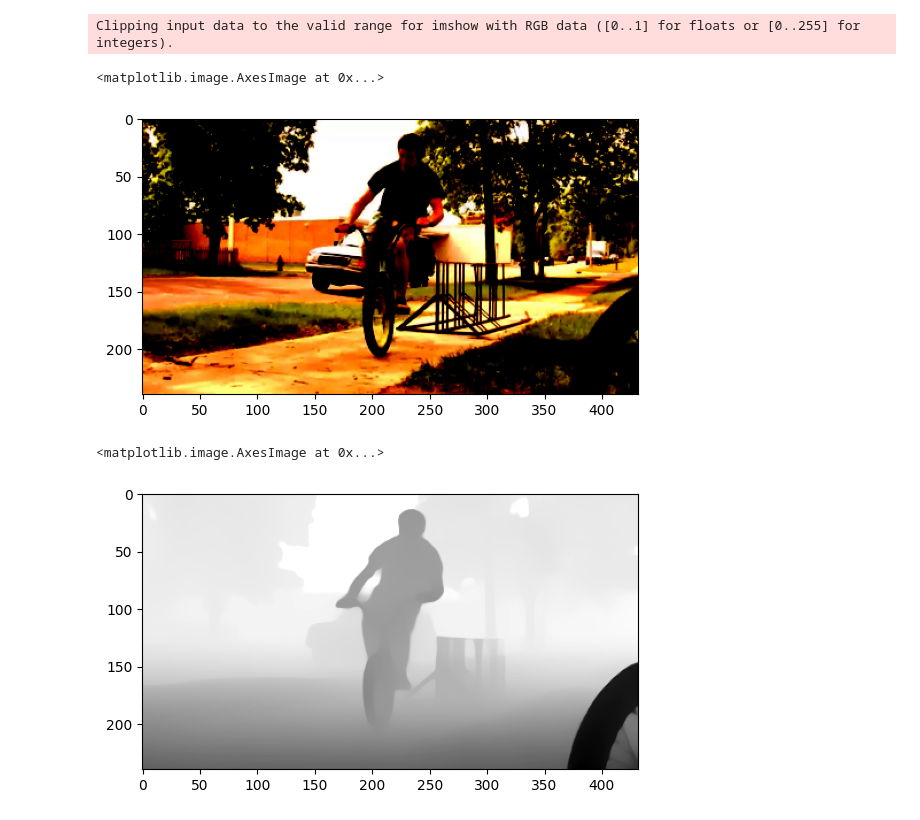
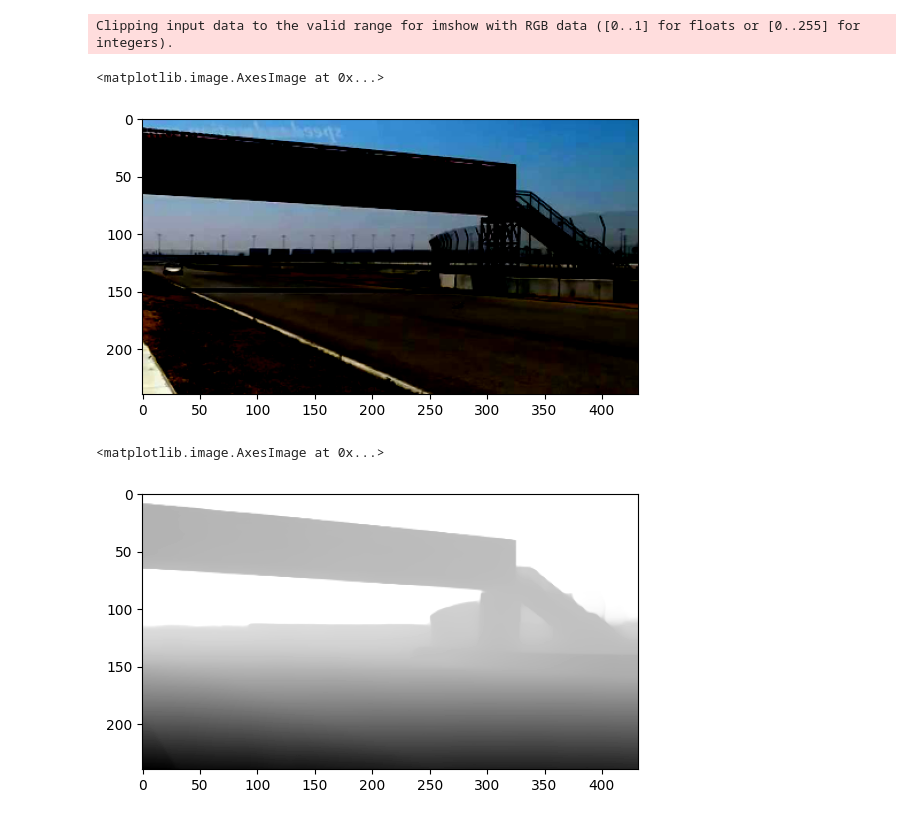
Before and after one commit to crispianm/DaBiT, a Jupyter notebook: xperiments.ipynb, the cells around one changed output. Saved outputs shown, nothing was run; the diff lists cells and outputs as text; code cells hidden in the pictures.

```diff
--- a/xperiments.ipynb
+++ b/xperiments.ipynb
@@ -5,7 +5,7 @@ from core.dataset import TrainDataset
 from core.prefetch_dataloader import PrefetchDataLoader, CPUPrefetcher
 import torch
 import os
-
+import numpy as np
 import matplotlib.pyplot as plt
 
 
@@ -15,6 +15,16 @@ config = json.load(open("./configs/train_depthcomp.json"))
 config["world_size"] = torch.cuda.device_count()
 # config["init_method"] = f"tcp://{get_master_ip()}:{args.port}"
 config["distributed"] = True if config["world_size"] > 1 else False
+
+if "local_rank" not in config:
+    config["local_rank"] = config["global_rank"] = torch.cuda.device_count()
+if torch.cuda.is_available():
+    config["device"] = torch.device("cuda:{}".format(config["local_rank"]))
+    print("Using ", torch.cuda.get_device_name(0))
+else:
+    config["device"] = "cpu"
+    print("No GPU found, using CPU instead")
+
 
 train_dataset = TrainDataset(config["train_data_loader"])
 train_sampler = None
@@ -42,2 +54,3 @@ prefetcher = CPUPrefetcher(train_loader)
 # %%
-frame_tensors, mask_tensors, depth_tensors, flows_f, flows_b, video_name = next(iter(train_loader))
+data = prefetcher.next();
+frame_tensors, mask_tensors, depth_tensors, flows_f, flows_b, video_name = data
@@ -46,11 +161,11 @@ frame_tensors, mask_tensors, depth_tensors, flows_f, flows_b, video_name = next(
 # %%
-plt.imshow(frame_tensors[6][0].permute(1,2,0).numpy())
+plt.imshow(frame_tensors[1][0].permute(1,2,0).numpy())
 # %% [output]
 Clipping input data to the valid range for imshow with RGB data ([0..1] for floats or [0..255] for integers).
 <matplotlib.image.AxesImage at 0x...>
-[figure, old version]
+[figure, new version]
 # %%
-plt.imshow(depth_tensors[6][0].squeeze().numpy(), cmap="gray")
+plt.imshow(depth_tensors[1][0].squeeze().numpy(), cmap="gray")
 # %% [output]
 <matplotlib.image.AxesImage at 0x...>
-[figure, old version]
+[figure, new version]
```
Also changed, not shown: parts of 15 cells of this notebook, 12 other files.
